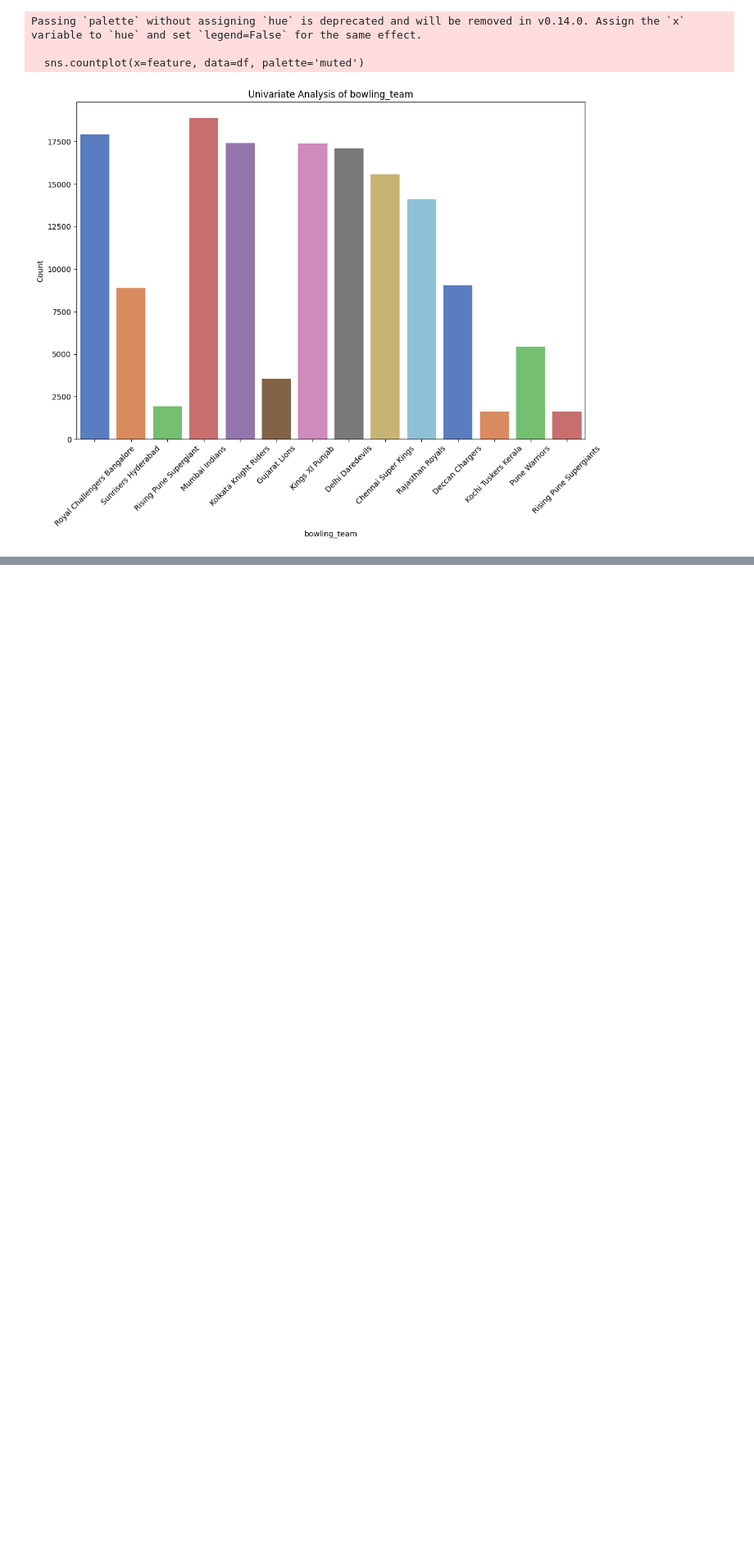
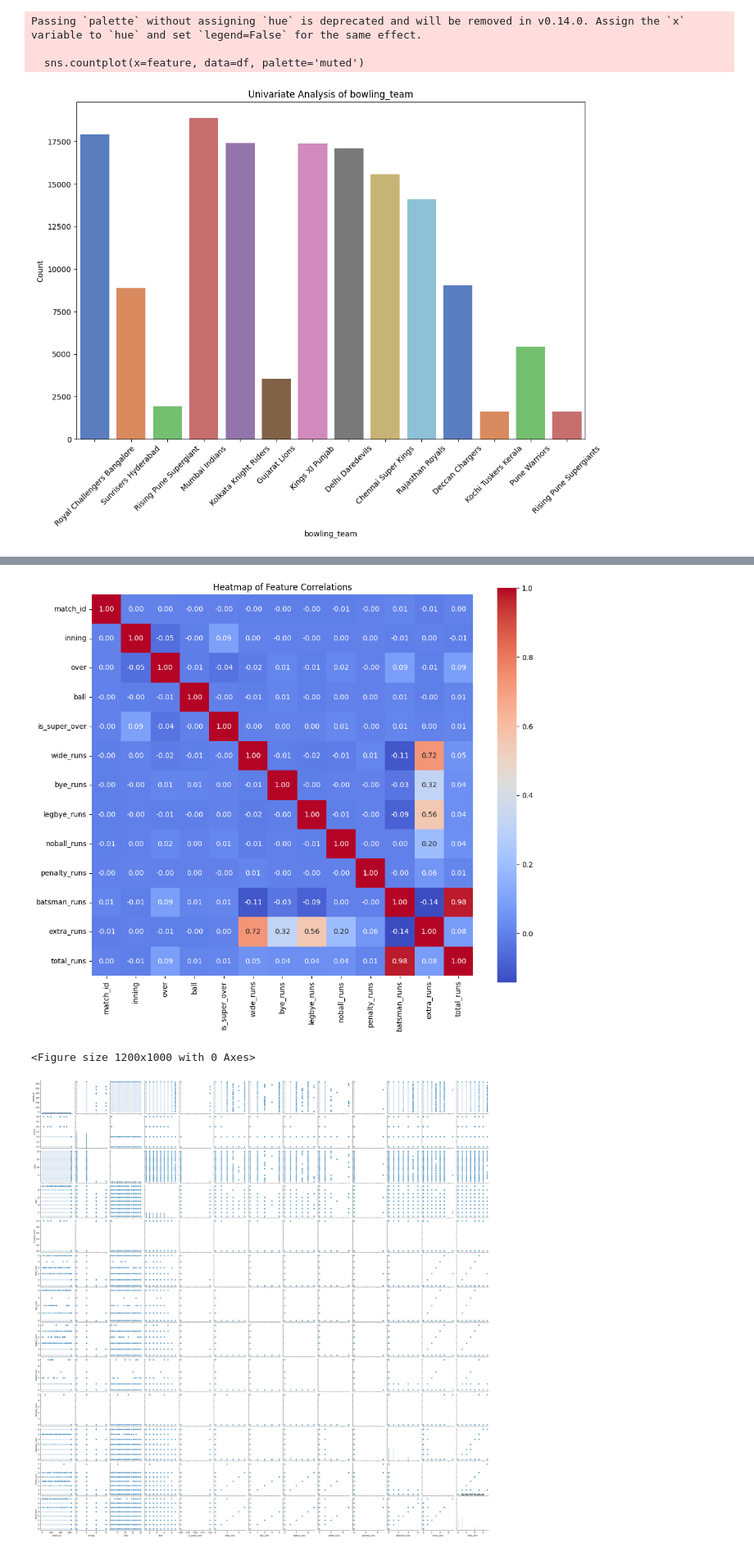
Before and after one commit to Harshalexe/ATP_Tennis_model, a Jupyter notebook: analysis/analysis_src/2008-2016(detailed).ipynb, the cells around one changed output, grey strips where cells are left out. Shown at 82% size. Drawn from its saved outputs; the diff is of its cells as text; code cells hidden in the pictures; blank space fills up the shorter version.

```diff
--- a/analysis/analysis_src/2008-2016(detailed).ipynb
+++ b/analysis/analysis_src/2008-2016(detailed).ipynb
@@ -392,0 +422,8 @@ Passing `palette` without assigning `hue` is deprecated and will be removed in v
+# %%
+multi= multivariate_analysis_core()
+features = df[["match_id", "inning", "over", "ball", "is_super_over", "wide_runs", "bye_runs", "legbye_runs", "noball_runs", "penalty_runs", "batsman_runs", "extra_runs", "total_runs"]]
+multi.analyze(features)
+# %% [output]
+[figure, added]
+<Figure size 1200x1000 with 0 Axes>
+[figure, added]
```
Also changed, not shown: parts of 10 cells of this notebook, 2 other files.
